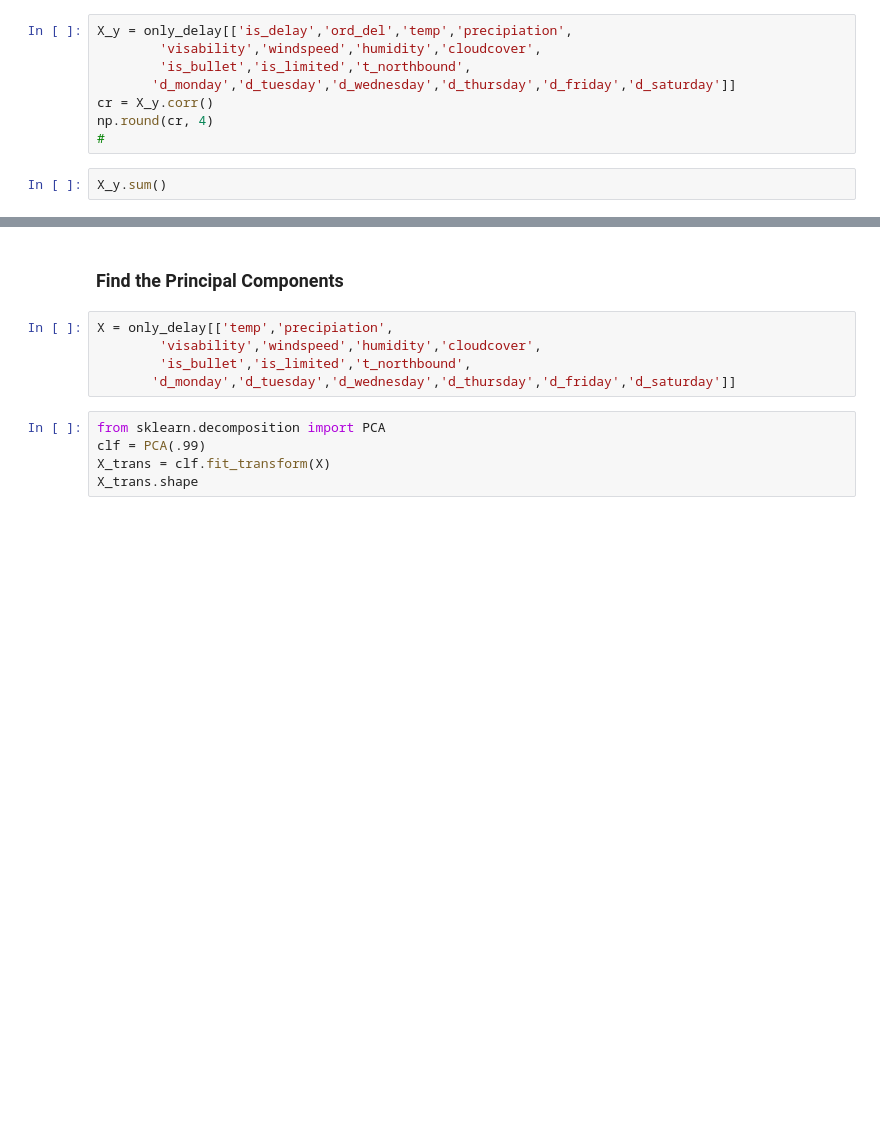
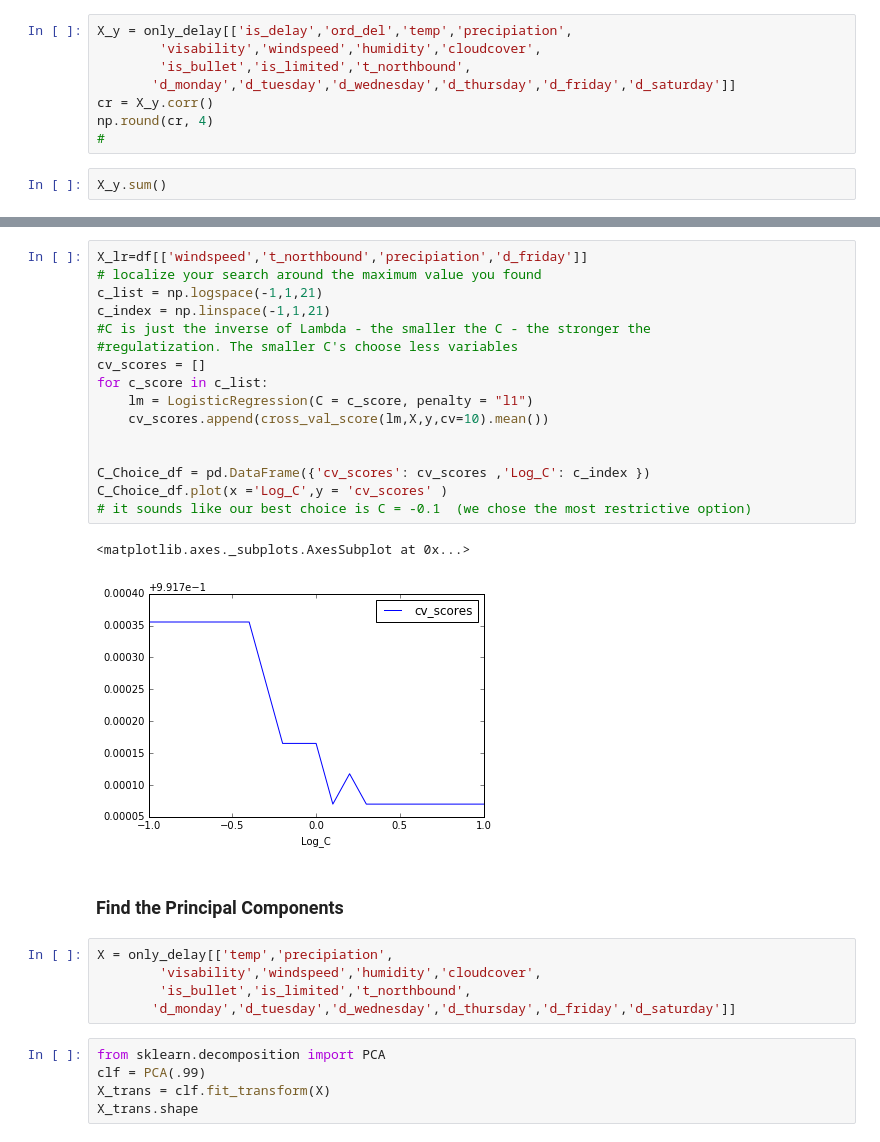
Before and after one commit to lovettbarron/caltrain-predict, a Jupyter notebook: 06initial_analysis.ipynb, the cells around one changed output, grey strips where cells are left out. Drawn from its saved outputs; the diff is of its cells as text; blank space fills up the shorter version.

```diff
--- a/06initial_analysis.ipynb
+++ b/06initial_analysis.ipynb
@@ -87,3 +235,22 @@ X_y.sum()
+# %%
+X_lr=df[['windspeed','t_northbound','precipiation','d_friday']]
+# localize your search around the maximum value you found
+c_list = np.logspace(-1,1,21)
+c_index = np.linspace(-1,1,21)
+#C is just the inverse of Lambda - the smaller the C - the stronger the
+#regulatization. The smaller C's choose less variables
+cv_scores = []
+for c_score in c_list:
+    lm = LogisticRegression(C = c_score, penalty = "l1")
+    cv_scores.append(cross_val_score(lm,X,y,cv=10).mean())
+
+
+C_Choice_df = pd.DataFrame({'cv_scores': cv_scores ,'Log_C': c_index })
+C_Choice_df.plot(x ='Log_C',y = 'cv_scores' )
+# it sounds like our best choice is C = -0.1  (we chose the most restrictive option)
+# %% [output]
+<matplotlib.axes._subplots.AxesSubplot at 0x...>
+[figure, added]
 # %% [markdown]
 ### Find the Principal Components
 # %%
```
Also changed, not shown: parts of 37 cells of this notebook, 4 other files.
